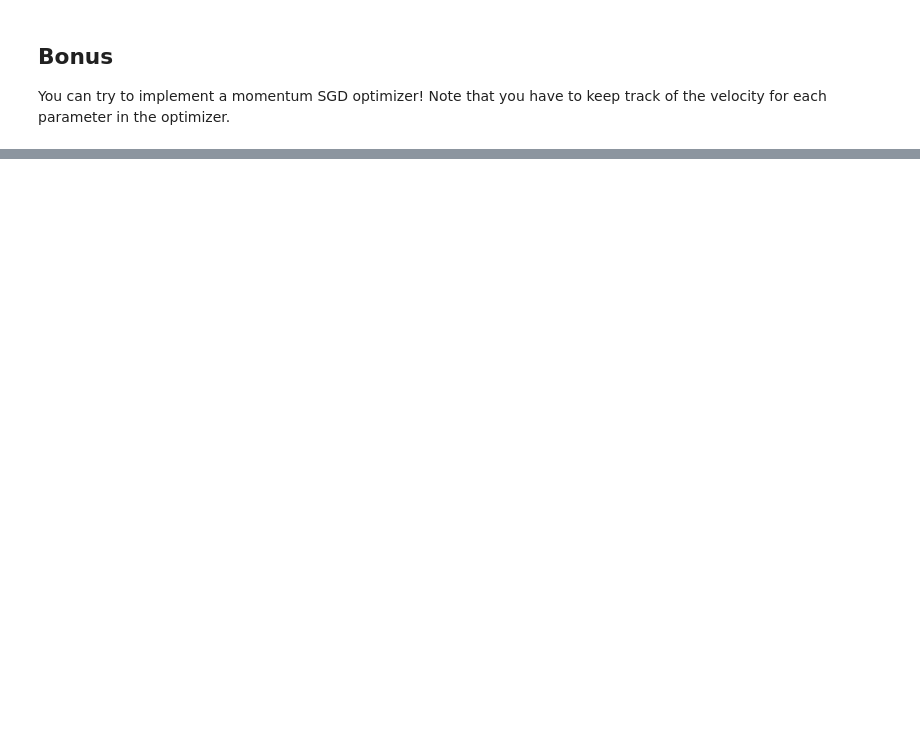
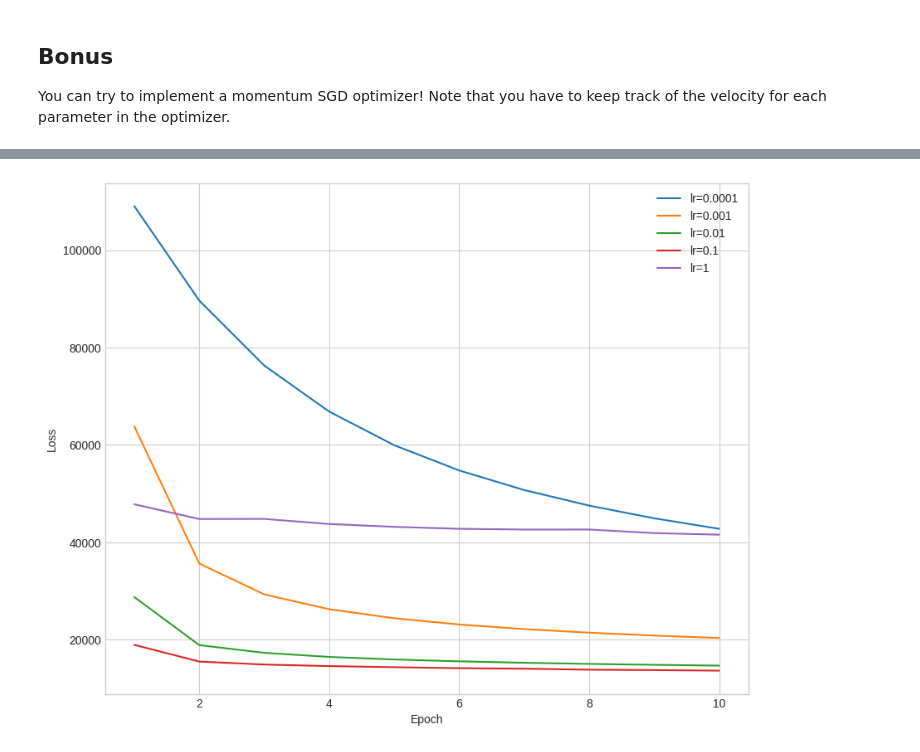
Before and after one commit to BenKabongo25/m1-deep-learning, a Jupyter notebook: lab2.ipynb, the cells around one changed output, grey strips where cells are left out. Drawn from its saved outputs; the diff is of its cells as text; code cells hidden in the pictures; blank space fills up the shorter version.

```diff
--- a/lab2.ipynb
+++ b/lab2.ipynb
@@ -509,0 +574,9 @@ Test acc 0.9467
+# %%
+dim_input = 28*28
+dim_output = 10
+
+network = DeepNetwork(dim_input, dim_output, 100, 5, True)
+optimizer = SGD(network.parameters(), 0.01)
+
+training_loop(network, optimizer, train_data, dev_data, n_epochs=5)
+print()
@@ -513,0 +659,16 @@ You can try to implement a momentum SGD optimizer! Note that you have to keep tr
+# %%
+# learning rate
+
+lrs = [1e-4, 1e-3, 1e-2, 1e-1, 1, 10]
+n_epochs = 10
+
+all_loss_lrs = []
+all_valid_acc_lrs = []
+all_test_acc_lrs = []
+
+for lr in lrs:
+    all_loss, all_valid_acc, test_acc = linear(lr=lr, n_epochs=n_epochs)
+    all_loss_lrs.append(all_loss)
+    all_valid_acc_lrs.append(all_valid_acc)
+    all_test_acc_lrs.append(test_acc)
+    print()
@@ -513,0 +704,17 @@ You can try to implement a momentum SGD optimizer! Note that you have to keep tr
+# %%
+all_loss_lrs = np.array(all_loss_lrs)
+all_valid_acc_lrs = np.array(all_valid_acc_lrs)
+all_test_acc_lrs = np.array(all_test_acc_lrs)
+# %%
+plt.style.use('seaborn-whitegrid')
+# %%
+# lr loss
+plt.figure(figsize=(10, 8))
+for i, lr in enumerate(lrs[:-1]):
+    plt.plot(np.arange(1, 1 + n_epochs), all_loss_lrs[i], label=f'lr={lr}')
+plt.xlabel('Epoch')
+plt.ylabel('Loss')
+plt.legend()
+plt.show()
+# %% [output]
+[figure, added]
```
Also changed, not shown: parts of 30 cells of this notebook, 1 other file.
